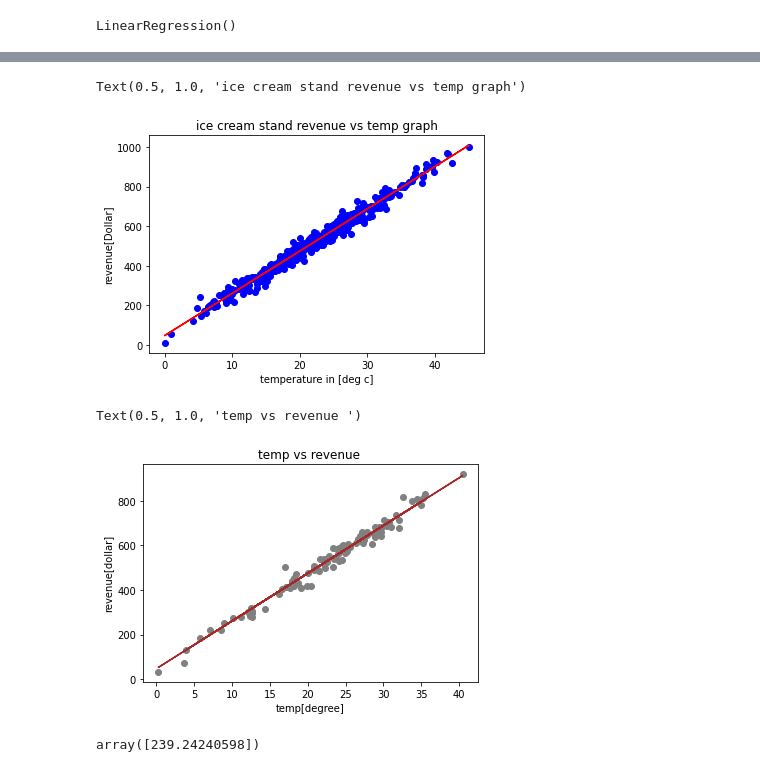
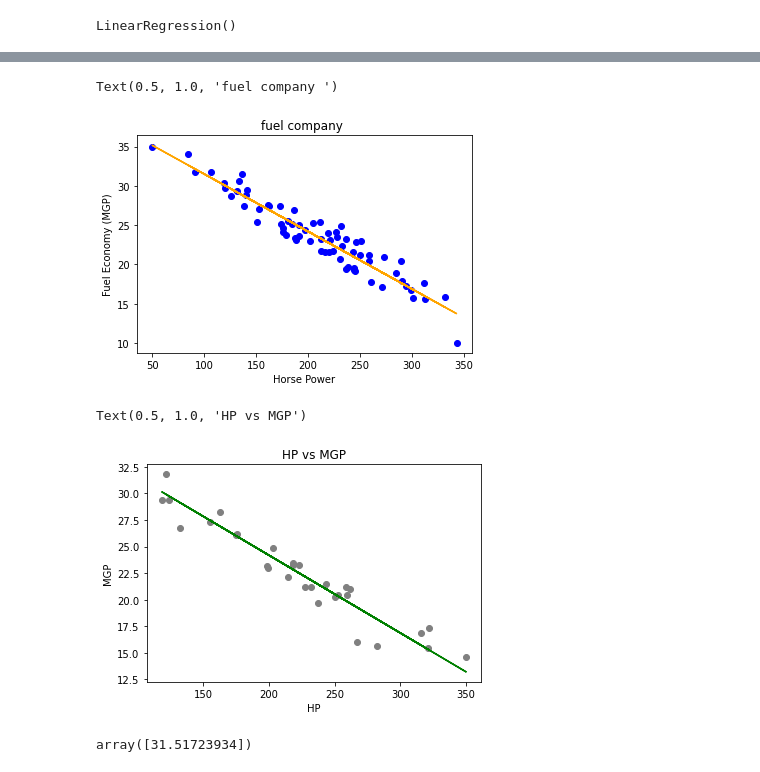
Before and after one commit to Xanil/programs-practice, a Jupyter notebook: LinearRegression.ipynb, the cells around one changed output, grey strips where cells are left out. Saved outputs shown, nothing was run; the diff lists cells and outputs as text; code cells hidden in the pictures.

```diff
--- a/LinearRegression.ipynb
+++ b/LinearRegression.ipynb
@@ -135,5 +61,4 @@ Name: Revenue, Length: 500, dtype: float64
 # %%
 from sklearn.model_selection import train_test_split
+X_train,X_test,y_train,y_test=train_test_split(X,y,test_size=0.30,random_state=42)
-# %%
-X_train,X_test,y_train,y_test=train_test_split(X,y,test_size=0.33,random_state=42)
 # %%
@@ -147,2 +83,0 @@ X_test.shape
-# %%
-X_train,X_test,y_train,y_test=train_test_split(X,y,test_size=0.20,random_state=42)
@@ -153,9 +84,6 @@ X_train.shape
 # %%
 from sklearn.linear_model import LinearRegression
 regressor=LinearRegression(fit_intercept=True)
-# %%
-X_train= X_train.values.reshape(-1, 1)
-X_test = X_test.values.reshape(-1, 1)
 # %%
 regressor.fit(X_train,y_train)
 # %% [output]
@@ -207,24 +99,24 @@ Name: Revenue, Length: 100, dtype: float64
 # %%
 plt.scatter(X_train,y_train,color='blue')
-plt.plot(X_train,regressor.predict(X_train),color='red')
-plt.xlabel('temperature in [deg c]')
-plt.ylabel('revenue[Dollar]')
-plt.title('ice cream stand revenue vs temp graph')
+plt.plot(X_train,regressor.predict(X_train),color='orange')
+plt.xlabel('Horse Power')
+plt.ylabel('Fuel Economy (MGP)')
+plt.title('fuel company ')
 # %% [output]
-Text(0.5, 1.0, 'ice cream stand revenue vs temp graph')
+Text(0.5, 1.0, 'fuel company ')
-[figure, old version]
+[figure, new version]
 # %%
 plt.scatter(X_test,y_test,color='gray')
-plt.plot(X_test,y_predict,color='brown')
-plt.xlabel('temp[degree]')
-plt.ylabel('revenue[dollar]')
-plt.title('temp vs revenue ')
+plt.plot(X_test,y_predict,color='green')
+plt.xlabel('HP')
+plt.ylabel('MGP')
+plt.title('HP vs MGP')
 # %% [output]
-Text(0.5, 1.0, 'temp vs revenue ')
+Text(0.5, 1.0, 'HP vs MGP')
-[figure, old version]
+[figure, new version]
-# %%
-
-revenue=regressor.predict([[9]])
-revenue
-# %% [output]
-array([239.24240598])
+# %%
+HP=[[100]]
+MGP=regressor.predict(HP)
+MGP
+# %% [output]
+array([31.51723934])
```
Also changed, not shown: parts of 27 cells of this notebook.
